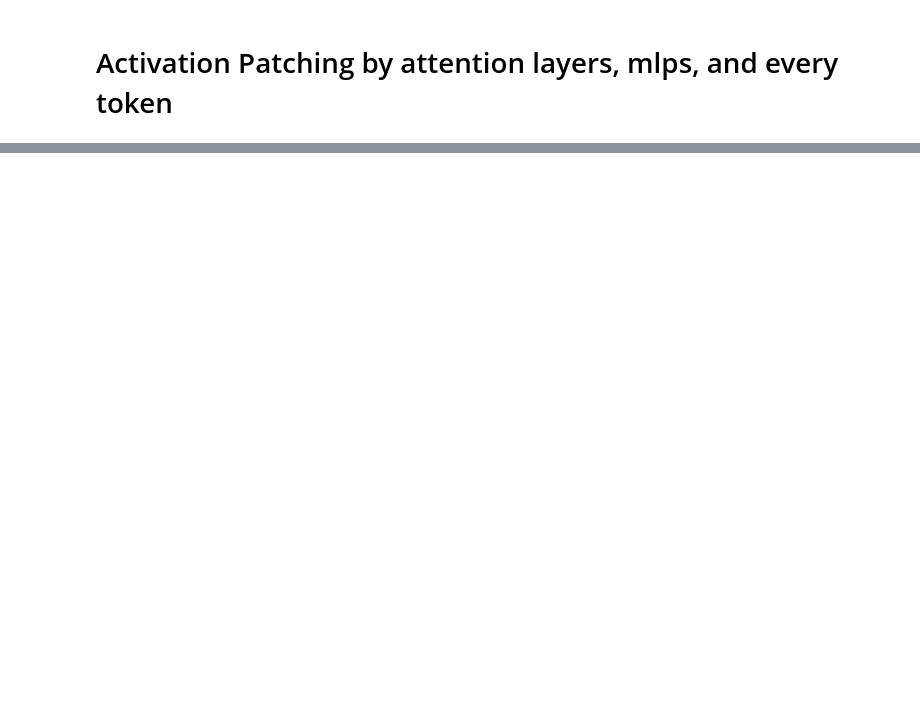
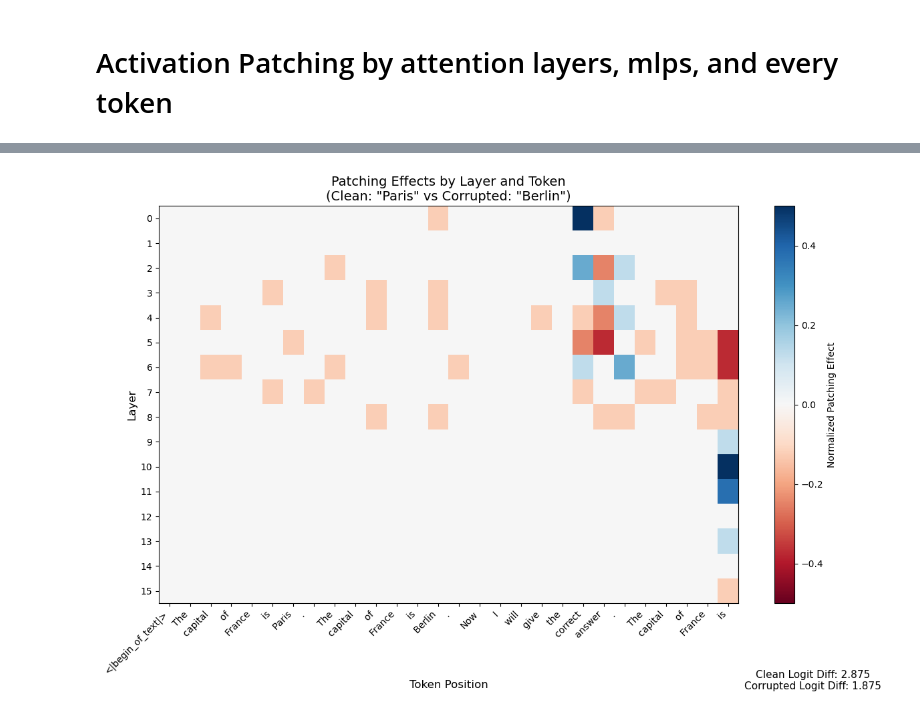
Before and after one commit to ivandrenc/hlmz-prep, a Jupyter notebook: activation_patching_experiments/activation_patching_attn_mlp_token.ipynb, the cells around one changed output, grey strips where cells are left out. Cells and saved outputs as stored; diff of their text form; code cells hidden in the pictures; blank space fills up the shorter version.

Commit message:
results - activation patching mlp & attn - sep and together

```diff
--- a/activation_patching_experiments/activation_patching_attn_mlp_token.ipynb
+++ b/activation_patching_experiments/activation_patching_attn_mlp_token.ipynb
@@ -47,5 +67,5 @@ print("answer_token_indices=", answer_token_indices)
 # %%
-patching_results = []
+patching_results = {layer: {"attn": {}, "mlp": {}} for layer in range(N_LAYERS)}  # Pre-allocate layer keys
 z_l = {}
 
 with llm.trace() as tracer:
@@ -57,6 +77,7 @@ with llm.trace() as tracer:
                 "attn": llm.model.layers[layer].self_attn.output.save(),
                 "mlp": llm.model.layers[layer].mlp.output.save()
             }
+        print("clean_tokens=", clean_tokens)
 
         # Get logits from lm_head
         clean_logits = llm.lm_head.output
@@ -85,7 +118,6 @@ with llm.trace() as tracer:
 # %%
-patching_results = {
+patching_results_total = {
     "clean_run_logit_difference": clean_logit_difference,
     "corrupted_run_logit_difference": corrupted_logit_difference,
     "patching_results": patching_results
 }
-patching_results
@@ -131,0 +124,34 @@ plt.show()
+# %%
+# Plotting: Heatmap of layer vs. token effects
+N_LAYERS = len(patching_results)
+seq_len = len(clean_tokens)
+layer_token_effects = np.zeros((N_LAYERS, seq_len))
+
+for layer in range(N_LAYERS):
+    for token_idx in range(seq_len):
+        layer_token_effects[layer, token_idx] = float(patching_results[layer][f"token_{token_idx}"].value)
+
+clean_diff = float(patching_results_total["clean_run_logit_difference"].item())
+corrupted_diff = float(patching_results_total["corrupted_run_logit_difference"].item())
+
+plt.figure(figsize=(12, 8))
+im = plt.imshow(layer_token_effects, cmap='RdBu', aspect='auto', vmin=-0.5, vmax=0.5)
+plt.colorbar(im, label='Normalized Patching Effect')
+
+# Customize axes with token text (optional)
+token_labels = [llm.tokenizer.decode([tok]) for tok in clean_tokens]
+plt.xlabel('Token Position', fontsize=12)
+plt.ylabel('Layer', fontsize=12)
+plt.title('Patching Effects by Layer and Token\n(Clean: "Paris" vs Corrupted: "Berlin")', fontsize=14)
+plt.xticks(np.arange(seq_len), labels=token_labels, fontsize=10, rotation=45, ha='right')
+plt.yticks(np.arange(N_LAYERS), labels=[f'{i}' for i in range(N_LAYERS)], fontsize=10)
+
+# Add clean/corrupted context
+plt.figtext(0.9, 0.02, f'Clean Logit Diff: {clean_diff:.3f}\nCorrupted Logit Diff: {corrupted_diff:.3f}',
+            fontsize=11, ha='center')
+
+plt.tight_layout()
+plt.savefig('patching_effects_heatmap.pdf', format='pdf', dpi=300)
+plt.show()
+# %% [output]
+[figure, added]
```
Also changed, not shown: parts of 6 cells of this notebook, 3 other files.
